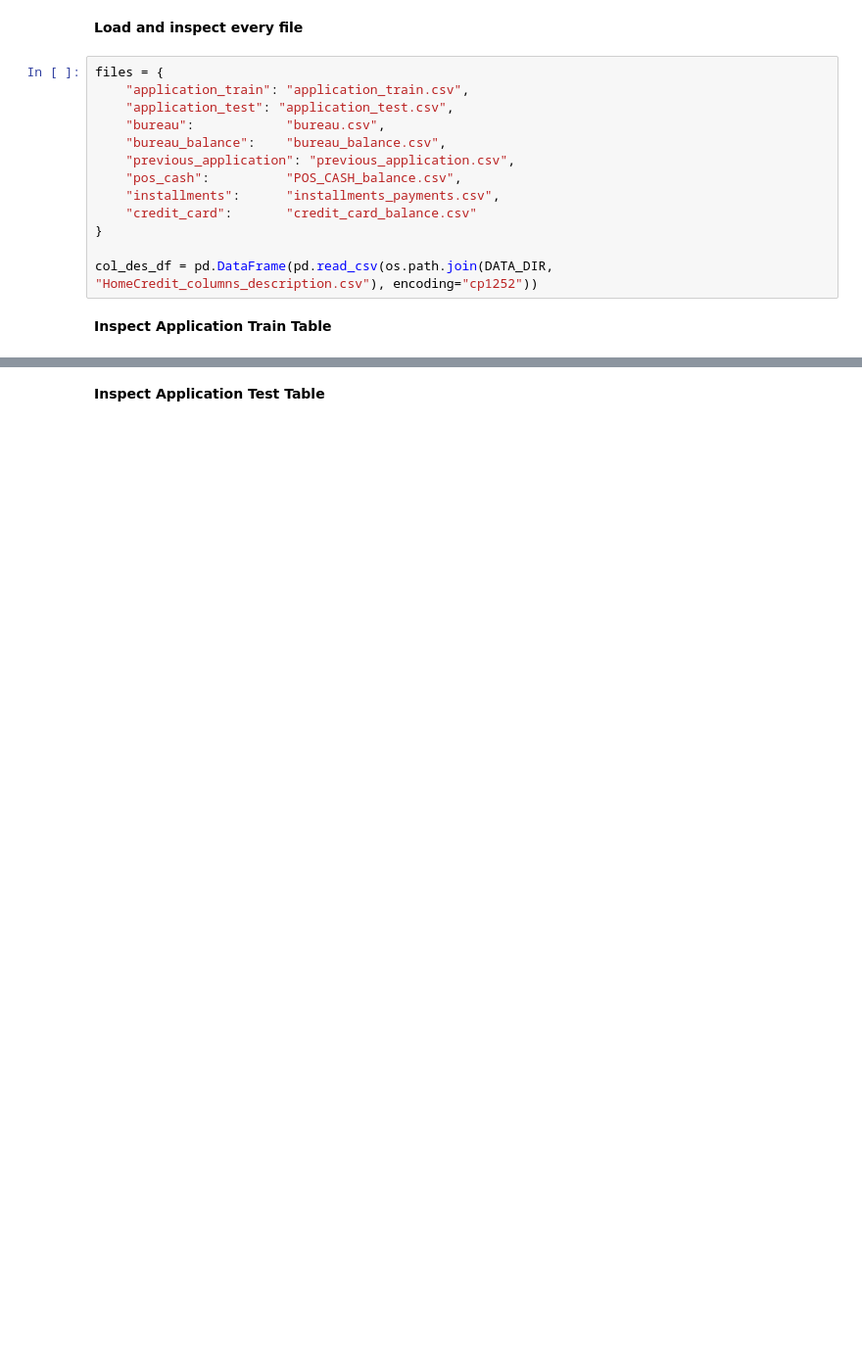
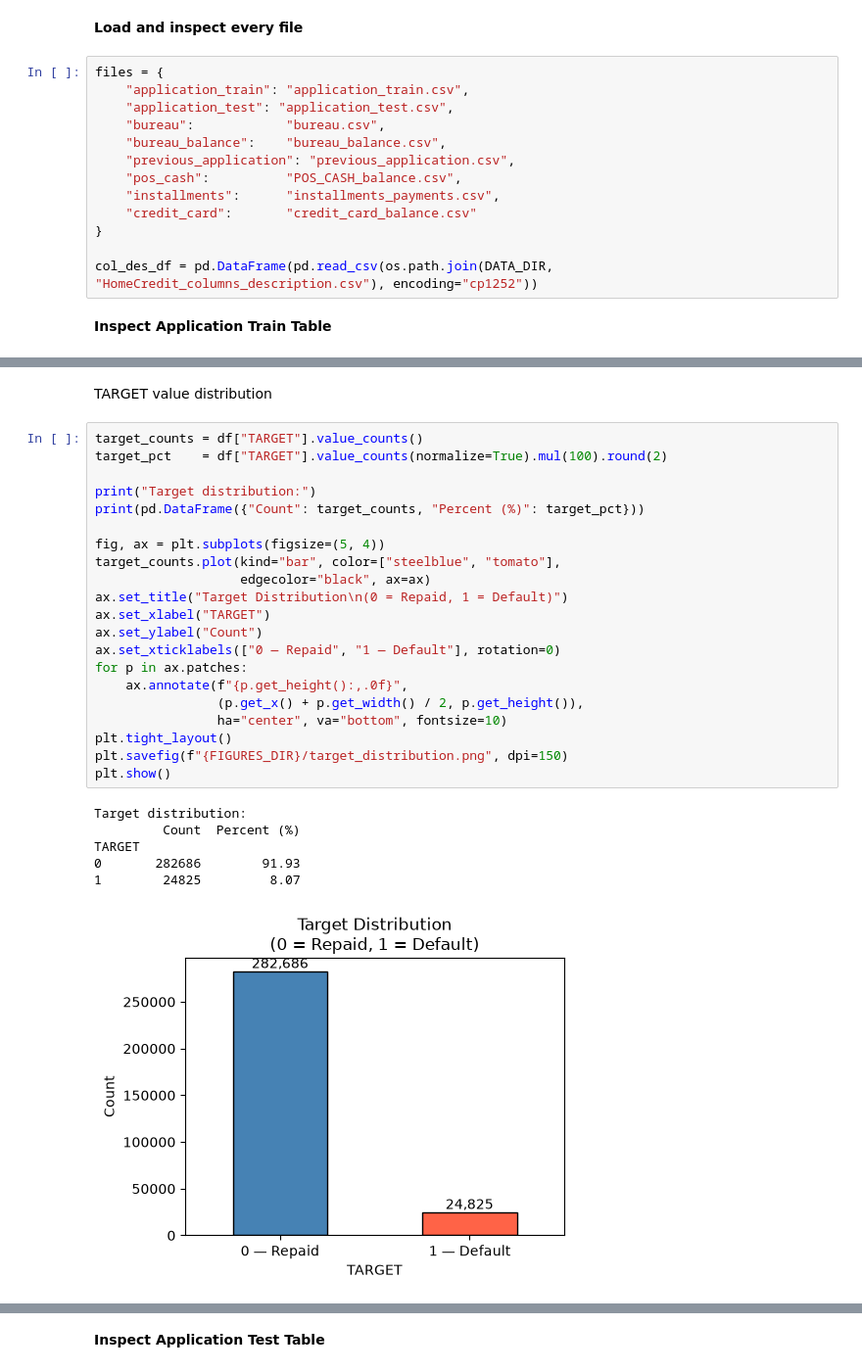
Before and after one commit to JanakaUPerera/ml_home_credit_default, a Jupyter notebook: notebooks/01_dataset_understanding.ipynb, the cells around one changed output, grey strips where cells are left out. Shown at 98% size. Saved outputs shown, nothing was run; the diff lists cells and outputs as text; blank space fills up the shorter version.

```diff
--- a/notebooks/01_dataset_understanding.ipynb
+++ b/notebooks/01_dataset_understanding.ipynb
@@ -115,3 +127,33 @@ display(summary)
 | 55 | EXT_SOURCE_2 | float64 | 660 | 0.210000 | Normalized score from external da... |
 | 20 | AMT_GOODS_PRICE | float64 | 278 | 0.090000 | Goods price of good that client a... |
 | 19 | AMT_GOODS_PRICE | float64 | 278 | 0.090000 | For consumer loans it is the pric... |
+# %% [markdown]
+TARGET value distribution
+# %%
+target_counts = df["TARGET"].value_counts()
+target_pct    = df["TARGET"].value_counts(normalize=True).mul(100).round(2)
+
+print("Target distribution:")
+print(pd.DataFrame({"Count": target_counts, "Percent (%)": target_pct}))
+
+fig, ax = plt.subplots(figsize=(5, 4))
+target_counts.plot(kind="bar", color=["steelblue", "tomato"],
+                   edgecolor="black", ax=ax)
+ax.set_title("Target Distribution\n(0 = Repaid, 1 = Default)")
+ax.set_xlabel("TARGET")
+ax.set_ylabel("Count")
+ax.set_xticklabels(["0 — Repaid", "1 — Default"], rotation=0)
+for p in ax.patches:
+    ax.annotate(f"{p.get_height():,.0f}",
+                (p.get_x() + p.get_width() / 2, p.get_height()),
+                ha="center", va="bottom", fontsize=10)
+plt.tight_layout()
+plt.savefig(f"{FIGURES_DIR}/target_distribution.png", dpi=150)
+plt.show()
+# %% [output]
+Target distribution:
+         Count  Percent (%)
+TARGET
+0       282686        91.93
+1        24825         8.07
+[figure, added]
```
Also changed, not shown: parts of 18 cells of this notebook.
